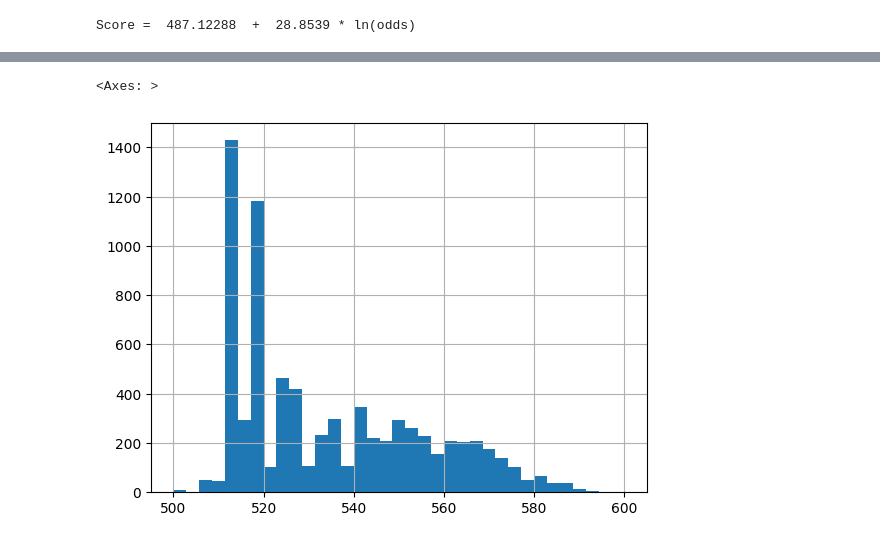
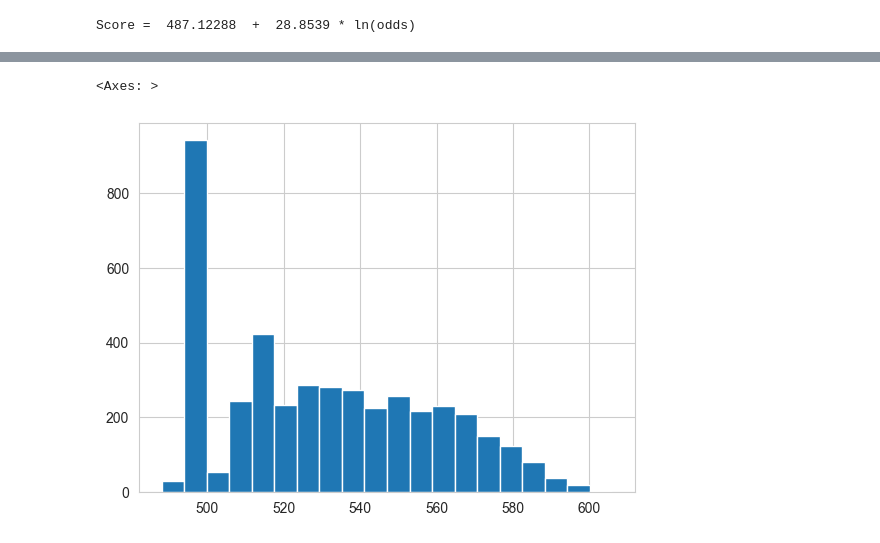
Before and after one commit to Nampq281/ds_template, a Jupyter notebook: Train_model.ipynb, the cells around one changed output, grey strips where cells are left out. Cells and saved outputs as stored; diff of their text form; code cells hidden in the pictures.

```diff
--- a/Train_model.ipynb
+++ b/Train_model.ipynb
@@ -642,5 +390,5 @@ for i,j  in enumerate(bests):
 # %%
-best = bests[1]
+best = bests[3]
 print(" Value: ", best.values)
 print(" Hyperparameters: ")
 for key, value in best.params.items():
@@ -1251,18 +985,2 @@ Manual binned features:
 # %%
 final_feat = list(config.keys())
-# %%
-final_feat = ['in_ln_grp_max_l4m', 'cashL_mth_pmt_avg_l4m', 'pct_remain_term',
-       'contracts_summary_terminates', 'cc_overlmt_mean',
-       'cc_os_rate_avg_l25m', 'card_summary_renounces', 'cc_os_rate_max_l25m',
-       'od_utl_rate_max_l25m']
-# %%
-import pickle
-bin_file_name = 'artifacts/BinProcess_10Mar25.sav'
-loaded_binning = pickle.load(open(bin_file_name, 'rb'))
-final_feat = list(loaded_binning.binning_fit_params.keys())
-
-WoE_it  = loaded_binning.transform(df_it[final_feat], metric="woe", metric_missing=0)
-WoE_oot = loaded_binning.transform(df_oot[final_feat], metric="woe", metric_missing=0)
-
-WoE_it = sm.add_constant(WoE_it)
-WoE_oot = sm.add_constant(WoE_oot)
@@ -1342,15 +1011,15 @@ plot_roauc(df_oot['label'], predict_oot, 'ROC Curve TEST')
 # %%
-# binProcessFinal = BinningProcess(variable_names = final_feat,
-#                                  binning_fit_params = config,
-#                                  verbose=False
-#                                 )
-# binProcessFinal.fit(df_it[final_feat], df_it['label'])
+binProcessFinal = BinningProcess(variable_names = final_feat,
+                                 binning_fit_params = config,
+                                 verbose=False
+                                )
+binProcessFinal.fit(df_it[final_feat], df_it['label'])
 
-# WoE_it  = binProcessFinal.transform(df_it[final_feat], metric="woe", metric_missing=0)
-# WoE_oot = binProcessFinal.transform(df_oot[final_feat], metric="woe", metric_missing=0)
+WoE_it  = binProcessFinal.transform(df_it[final_feat], metric="woe", metric_missing=0)
+WoE_oot = binProcessFinal.transform(df_oot[final_feat], metric="woe", metric_missing=0)
 
-# WoE_it = sm.add_constant(WoE_it)
-# WoE_oot = sm.add_constant(WoE_oot)
+WoE_it = sm.add_constant(WoE_it)
+WoE_oot = sm.add_constant(WoE_oot)
 # %%
 logit = sm.Logit(df_it['label'], WoE_it[final_feat+['const']])
 fitted_model = logit.fit()
@@ -1804,8 +1446,8 @@ Length: 8762, dtype: float64
 # %%
-pd.Series(oot_score).hist(bins=35)
+pd.Series(oot_score).hist(bins=20)
 # %% [output]
 <Axes: >
-[figure, old version]
+[figure, new version]
 # %%
 it_score_df = pd.DataFrame(it_score, columns=['score'])
 oot_score_df = pd.DataFrame(oot_score, columns=['score'])
```
Also changed, not shown: parts of 163 cells of this notebook, 5 other files.
